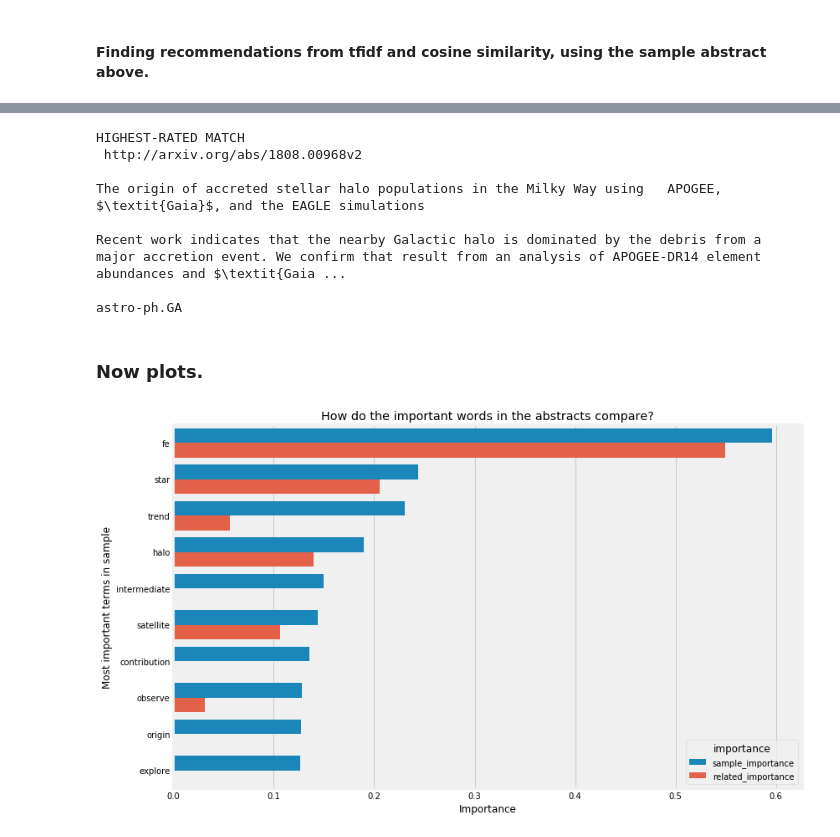
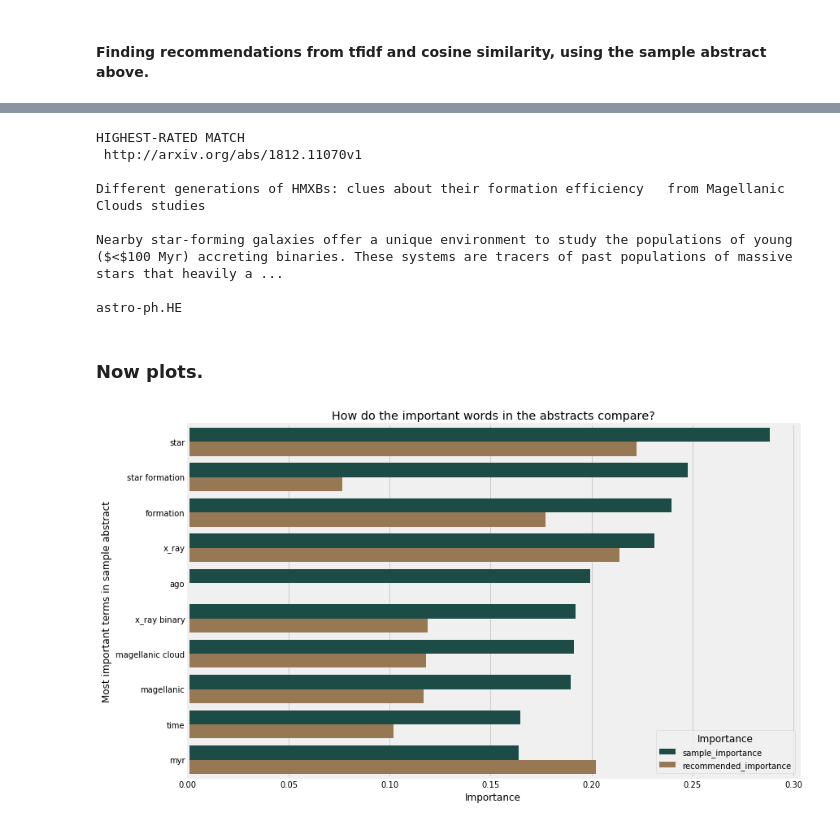
Before and after one commit to OhThatMisty/astro_categories, a Jupyter notebook: notebooks/ArXiv_modeling.ipynb, the cells around one changed output, grey strips where cells are left out. Cells and saved outputs as stored; diff of their text form; code cells hidden in the pictures.

```diff
--- a/notebooks/ArXiv_modeling.ipynb
+++ b/notebooks/ArXiv_modeling.ipynb
@@ -131,7 +131,7 @@ Sample abstract to demonstrate cleaning (or verify good import):
 
 # Set up the model for vectorizing/calculating the similarity; words must appear
 # in at least 400 documents.
-tfidf = TfidfVectorizer(ngram_range=(1,3), min_df=400)
+tfidf = TfidfVectorizer(ngram_range=(1,3), min_df=400, max_df=0.9)
 
 # Transform/fit the training and test data to the model
 tfidf_matrix = tfidf.fit_transform(text[:train_docs]).todense()
@@ -191,12 +188,12 @@ related_abstracts
 # %%
-# Get the features of the sample article
+# Get the features of the sample abstract
 sample_features = dict(article_df.iloc[article_idx])
 sample_features = pd.DataFrame.from_dict(sample_features, orient='index').reset_index()
 sample_features.columns = ['feature', 'sample_importance']
-# Get the features for the highest-ranked related article
+# Get the features for the recommended abstract
 related_features = dict(tfidf_df.iloc[related_indices[0]])
 related_features = pd.DataFrame.from_dict(related_features, orient='index').reset_index()
-related_features.columns = ['feature', 'related_importance']
+related_features.columns = ['feature', 'recommended_importance']
 # Concat dfs
 features_df = sample_features.merge(related_features, on='feature')
 features_df.loc[features_df.sample_importance > 0].sort_values(by='sample_importance', ascending=False)[:10]
@@ -244,5 +241,5 @@ astro-ph.GA
 # %%
-# Get the abstract for the highest-ranked related article
+# Get the abstract for the recommended article
 # Abstract is unaltered from download (more human-readable but includes formatting).
 print('HIGHEST-RATED MATCH \n', df.url.iloc[related_indices[0]], '\n')
 print(df.title[related_indices[0]], '\n')
@@ -250,24 +247,23 @@ print(df.abstract[related_indices[0]], '\n')
 print(df.terms[related_indices[0]])
 # %% [output]
 HIGHEST-RATED MATCH
- http://arxiv.org/abs/1808.00968v2
+ http://arxiv.org/abs/1812.11070v1
 
-The origin of accreted stellar halo populations in the Milky Way using   APOGEE, $\textit{Gaia}$, and the EAGLE simulations
+Different generations of HMXBs: clues about their formation efficiency   from Magellanic Clouds studies
 
-Recent work indicates that the nearby Galactic halo is dominated by the debris from a major accretion event. We confirm that result from an analysis of APOGEE-DR14 element abundances and $\textit{Gaia ...
+Nearby star-forming galaxies offer a unique environment to study the populations of young ($<$100 Myr) accreting binaries. These systems are tracers of past populations of massive stars that heavily a ...
 
-astro-ph.GA
+astro-ph.HE
 # %% [markdown]
 ### Now plots.
 # %%
 data = features_df.loc[features_df.sample_importance > 0].sort_values(by='sample_importance', ascending=False)[:10]
 tidy = data.melt(id_vars='feature').rename(columns=str.lower)
-tidy.columns = ['feature', 'importance', 'value']
+tidy.columns = ['feature', 'Importance', 'value']
 _ = plt.figure(figsize=(12,8))
-_ = sns.barplot(x='value', y='feature', hue='importance', data=tidy)
+_ = sns.barplot(x='value', y='feature', hue='Importance', data=tidy, palette=sns.color_palette("cubehelix", 3))
 _ = plt.xlabel('Importance')
-_ = plt.ylabel('Most important terms in sample')
+_ = plt.ylabel('Most important terms in sample abstract')
 _ = plt.title('How do the important words in the abstracts compare?')
-_ = plt.xticks([0, .05, .1, .15, .2, .25, .3, .35, .])
 # %% [output]
-[figure, old version]
+[figure, new version]
```
Also changed, not shown: parts of 12 cells of this notebook.
